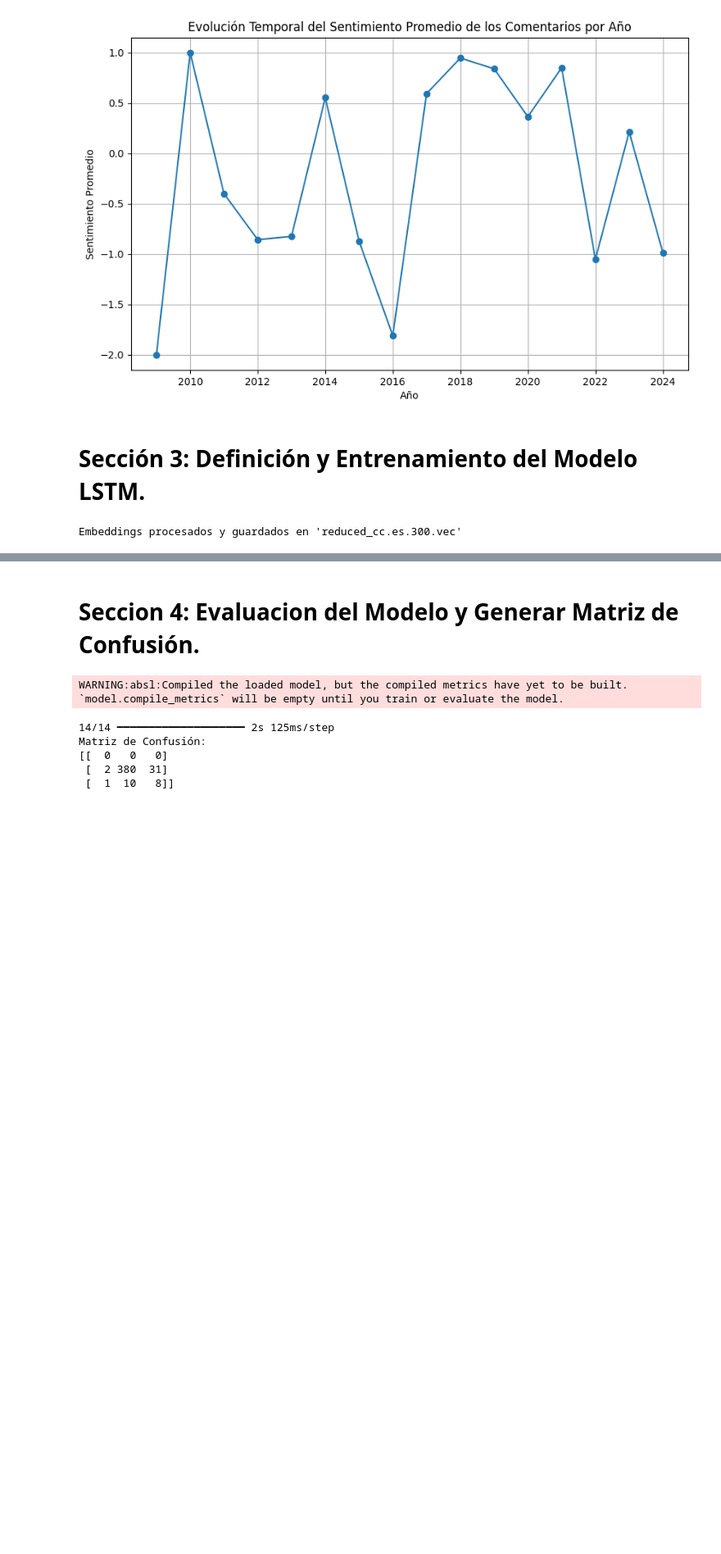
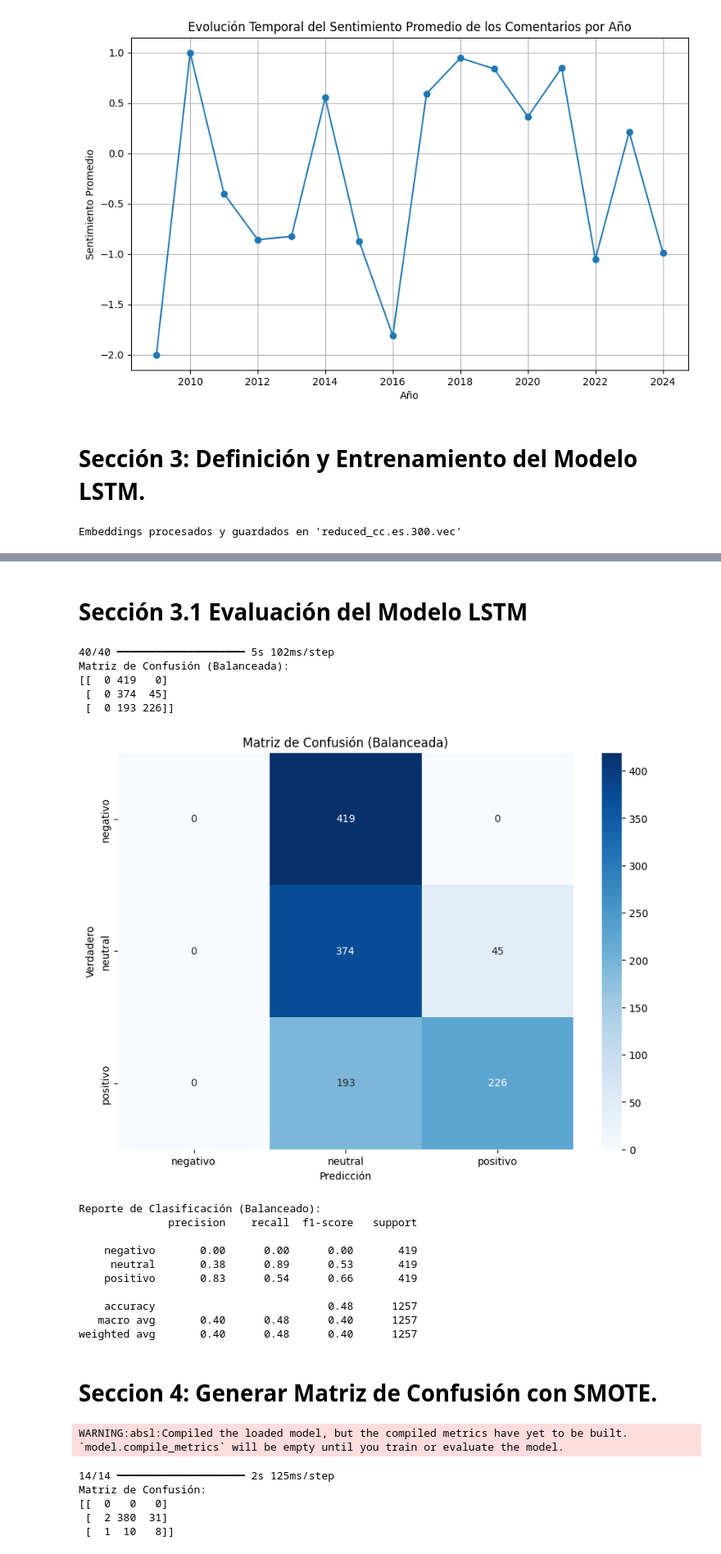
Before and after one commit to CarrenoErick19/Carreno_Navarrete_P.Integrador, a Jupyter notebook: JUPYTER NOTEBOOK/rnn_post_actualizado.ipynb, the cells around one changed output, grey strips where cells are left out. Shown: that part at 82% size. Saved outputs shown, nothing was run; the diff lists cells and outputs as text; code cells hidden in the pictures; blank space fills up the shorter version.

Commit message:
matriz de confusion mejorada

```diff
--- a/JUPYTER NOTEBOOK/rnn_post_actualizado.ipynb
+++ b/JUPYTER NOTEBOOK/rnn_post_actualizado.ipynb
@@ -702,5 +579,80 @@ Loss: 0.27783724665641785, Accuracy: 0.8981481194496155
+# %% [markdown]
+# Sección 3.1 Evaluación del Modelo LSTM
+# %%
+import numpy as np
+import matplotlib.pyplot as plt
+import seaborn as sns
+from sklearn.metrics import confusion_matrix, classification_report
+from sklearn.utils import resample
+
+# Crear DataFrame a partir de X_test para combinar características léxicas
+X_test_df = pd.DataFrame(X_test, columns=[f'token_{i}' for i in range(X_test.shape[1])])
+
+# Añadir las características léxicas correspondientes
+df_reindexed = df.reset_index(drop=True)
+X_test_df['sentimiento_calculado'] = df_reindexed.loc[X_test_df.index % len(df_reindexed), 'sentimiento_calculado'].values
+
+# Rebalancear el conjunto de prueba
+df_test = X_test_df.copy()
+df_test['sentimiento'] = np.argmax(y_test, axis=1)
+
+# Crear DataFrames para cada clase
+df_neg = df_test[df_test['sentimiento'] == 0]
+df_neu = df_test[df_test['sentimiento'] == 1]
+df_pos = df_test[df_test['sentimiento'] == 2]
+
+# Submuestrear o sobremuestrear para balancear el conjunto de prueba
+df_neg_upsampled = resample(df_neg, replace=True, n_samples=len(df_neu), random_state=42)
+df_pos_upsampled = resample(df_pos, replace=True, n_samples=len(df_neu), random_state=42)
+
+# Combinar DataFrames balanceados
+df_balanced = pd.concat([df_neu, df_neg_upsampled, df_pos_upsampled])
+
+# Separar características y etiquetas para el conjunto de prueba balanceado
+X_test_balanced = df_balanced.drop('sentimiento', axis=1).drop('sentimiento_calculado', axis=1)
+X_test_lexico_balanced = df_balanced['sentimiento_calculado'].values
+y_test_balanced = df_balanced['sentimiento']
+
+# Generar predicciones en el conjunto de prueba balanceado
+y_pred_balanced = model.predict([X_test_balanced, X_test_lexico_balanced])
+y_pred_classes_balanced = np.argmax(y_pred_balanced, axis=1)
+
+# Crear matriz de confusión
+cm_balanced = confusion_matrix(y_test_balanced, y_pred_classes_balanced)
+print("Matriz de Confusión (Balanceada):")
+print(cm_balanced)
+
+# Visualizar la matriz de confusión balanceada
+plt.figure(figsize=(10, 7))
+sns.heatmap(cm_balanced, annot=True, fmt='d', cmap='Blues', xticklabels=['negativo', 'neutral', 'positivo'], yticklabels=['negativo', 'neutral', 'positivo'])
+plt.title('Matriz de Confusión (Balanceada)')
+plt.xlabel('Predicción')
+plt.ylabel('Verdadero')
+plt.show()
+
+# Generar reporte de clasificación balanceada
+report_balanced = classification_report(y_test_balanced, y_pred_classes_balanced, target_names=['negativo', 'neutral', 'positivo'])
+print("Reporte de Clasificación (Balanceado):")
+print(report_balanced)
+# %% [output]
+40/40 ━━━━━━━━━━━━━━━━━━━━ 5s 102ms/step
+Matriz de Confusión (Balanceada):
+[[  0 419   0]
+ [  0 374  45]
+ [  0 193 226]]
+[figure, added]
+Reporte de Clasificación (Balanceado):
+              precision    recall  f1-score   support
+
+    negativo       0.00      0.00      0.00       419
+     neutral       0.38      0.89      0.53       419
+    positivo       0.83      0.54      0.66       419
+
+    accuracy                           0.48      1257
+   macro avg       0.40      0.48      0.40      1257
+weighted avg       0.40      0.48      0.40      1257
 # %% [markdown]
-# Seccion 4: Evaluacion del Modelo y Generar Matriz de Confusión.
+# Seccion 4: Generar Matriz de Confusión con SMOTE.
 # %%
 import numpy as np
 import matplotlib.pyplot as plt
```
Also changed, not shown: parts of 6 cells of this notebook, 1 other file.
